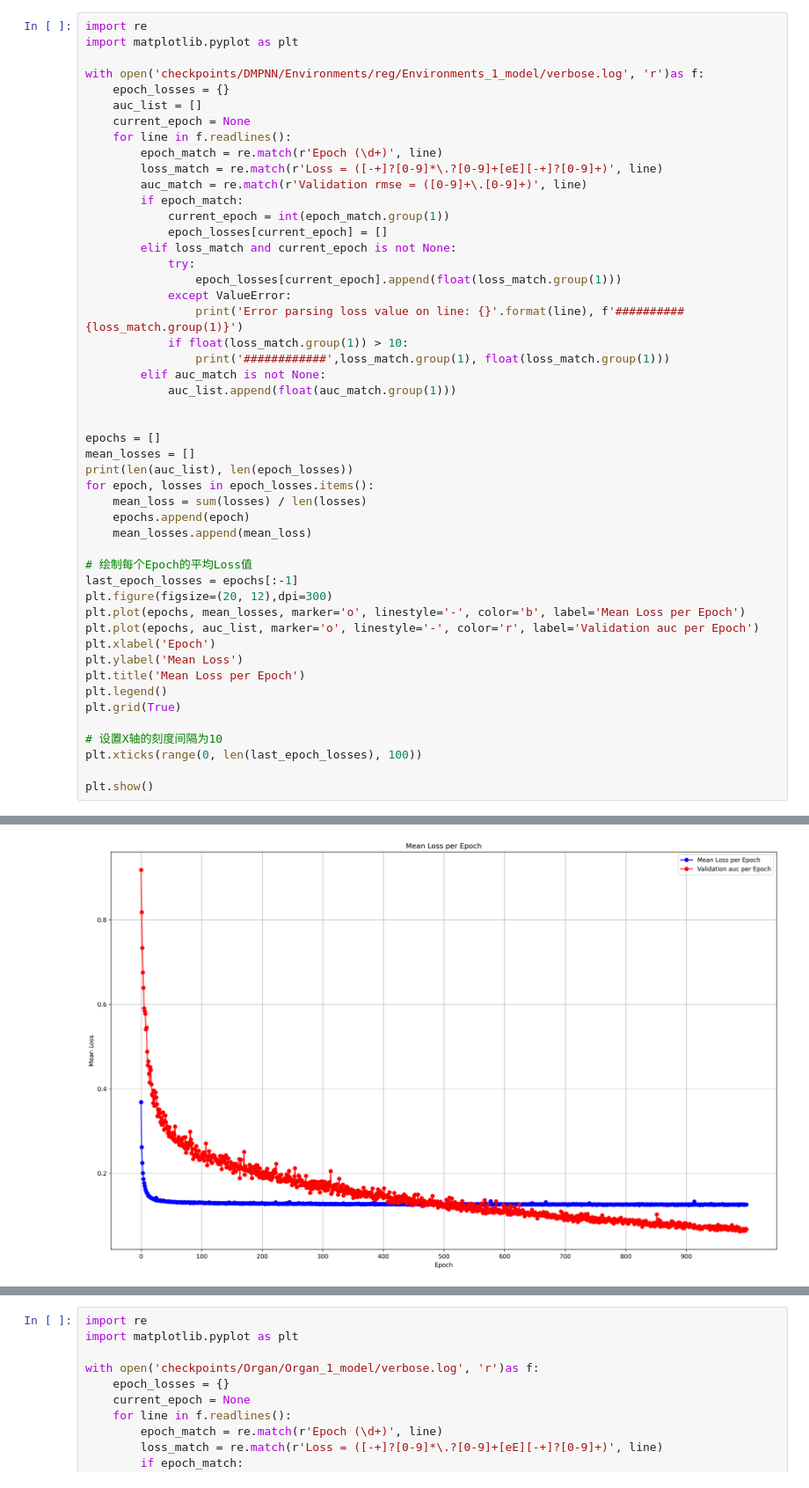
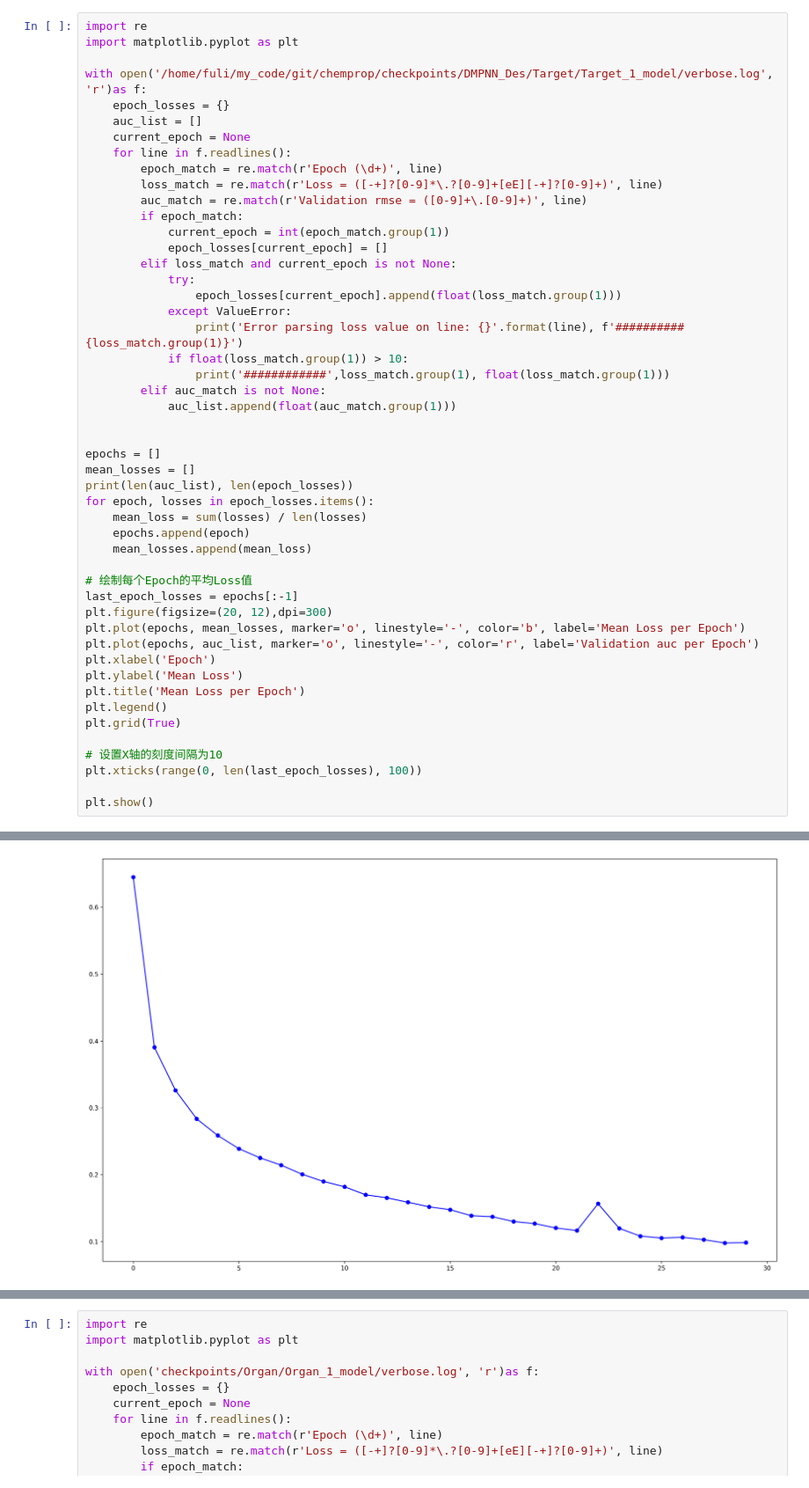
Before and after one commit to Furi5/chemprop, a Jupyter notebook: epoch_loss.ipynb, the cells around one changed output, grey strips where cells are left out. Shown at 88% size. Cells and saved outputs as stored; diff of their text form.

```diff
--- a/epoch_loss.ipynb
+++ b/epoch_loss.ipynb
@@ -2,7 +54,7 @@
 import re
 import matplotlib.pyplot as plt
 
-with open('checkpoints/DMPNN/Environments/reg/Environments_1_model/verbose.log', 'r')as f:
+with open('/home/fuli/my_code/git/chemprop/checkpoints/DMPNN_Des/Target/Target_1_model/verbose.log', 'r')as f:
     epoch_losses = {}
     auc_list = []
     current_epoch = None
@@ -52 +106 @@ plt.show()
-[figure, old version]
+[figure, new version]
```
Also changed, not shown: parts of 3 cells of this notebook, 24 other files.
